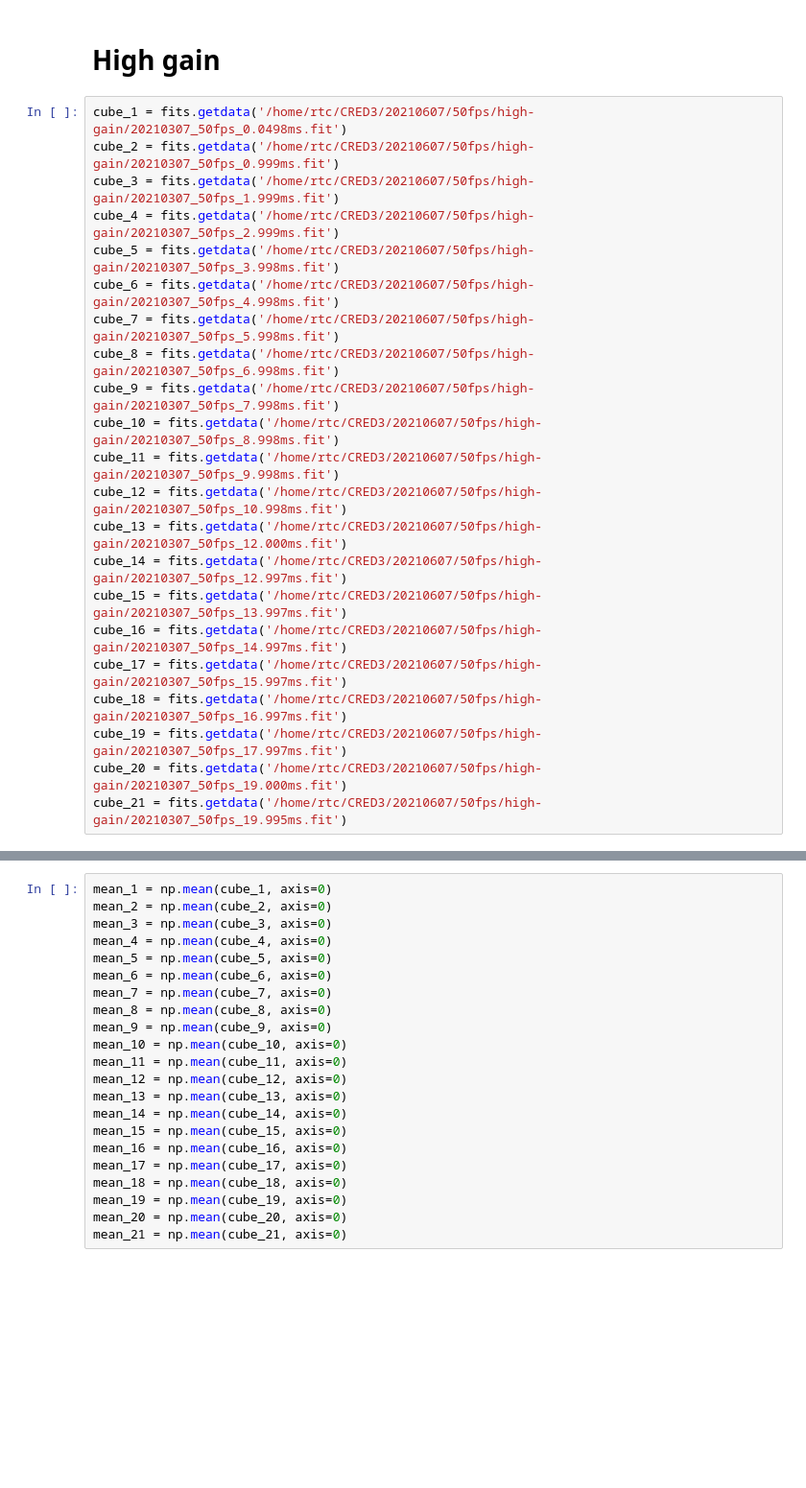
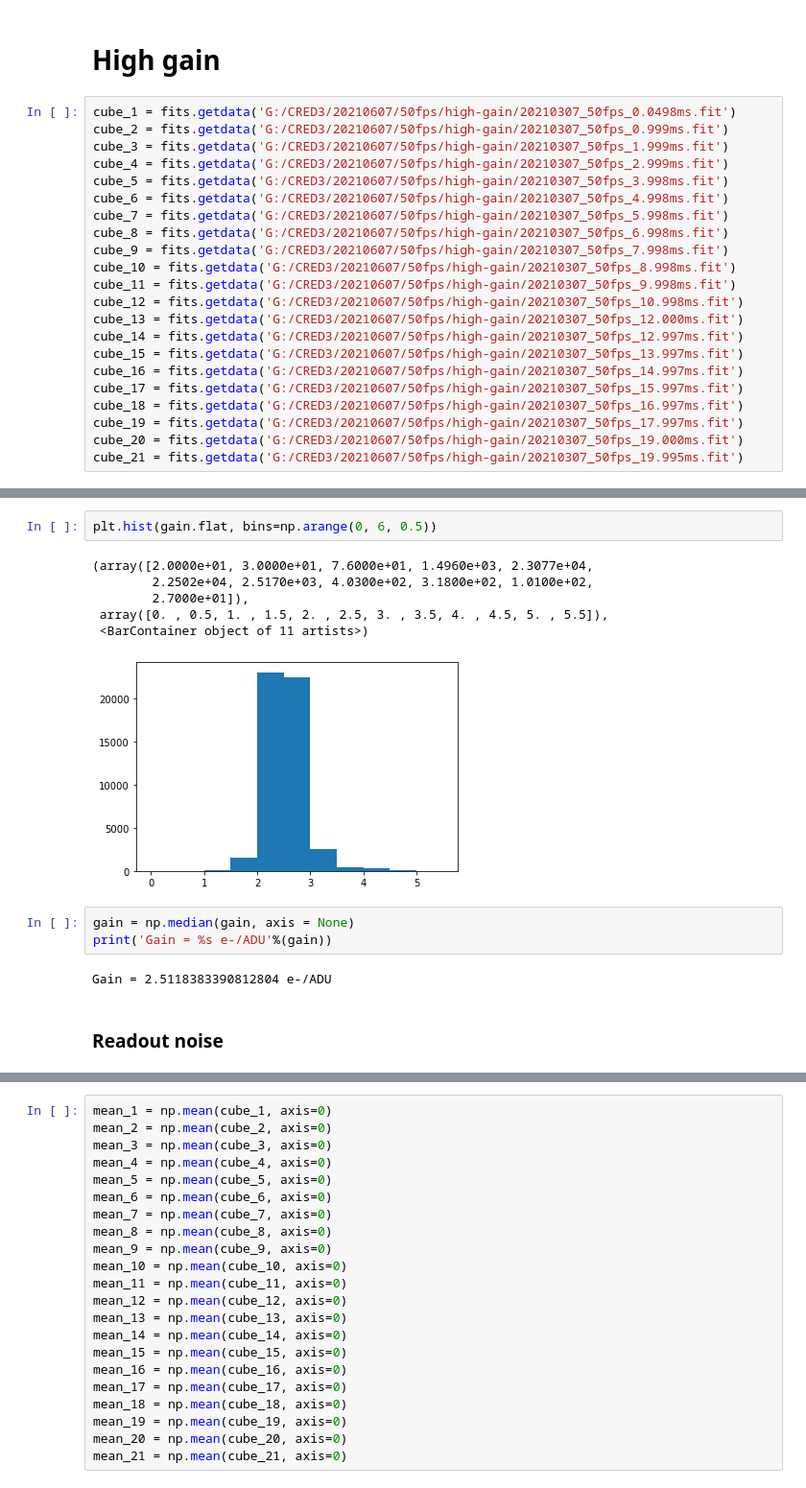
Before and after one commit to MuskanShinde/CRED3-characterization, a Jupyter notebook: CRED3_07.06.2021.ipynb, the cells around one changed output, grey strips where cells are left out. Shown at 96% size. Cells and saved outputs as stored; diff of their text form; blank space fills up the shorter version.

```diff
--- a/CRED3_07.06.2021.ipynb
+++ b/CRED3_07.06.2021.ipynb
@@ -10,24 +10,24 @@ from scipy.stats import linregress
 # %% [markdown]
 # High gain
 # %%
-cube_1 = fits.getdata('/home/rtc/CRED3/20210607/50fps/high-gain/20210307_50fps_0.0498ms.fit')
-cube_2 = fits.getdata('/home/rtc/CRED3/20210607/50fps/high-gain/20210307_50fps_0.999ms.fit')
-cube_3 = fits.getdata('/home/rtc/CRED3/20210607/50fps/high-gain/20210307_50fps_1.999ms.fit')
-cube_4 = fits.getdata('/home/rtc/CRED3/20210607/50fps/high-gain/20210307_50fps_2.999ms.fit')
-cube_5 = fits.getdata('/home/rtc/CRED3/20210607/50fps/high-gain/20210307_50fps_3.998ms.fit')
-cube_6 = fits.getdata('/home/rtc/CRED3/20210607/50fps/high-gain/20210307_50fps_4.998ms.fit')
-cube_7 = fits.getdata('/home/rtc/CRED3/20210607/50fps/high-gain/20210307_50fps_5.998ms.fit')
-cube_8 = fits.getdata('/home/rtc/CRED3/20210607/50fps/high-gain/20210307_50fps_6.998ms.fit')
-cube_9 = fits.getdata('/home/rtc/CRED3/20210607/50fps/high-gain/20210307_50fps_7.998ms.fit')
-cube_10 = fits.getdata('/home/rtc/CRED3/20210607/50fps/high-gain/20210307_50fps_8.998ms.fit')
-cube_11 = fits.getdata('/home/rtc/CRED3/20210607/50fps/high-gain/20210307_50fps_9.998ms.fit')
-cube_12 = fits.getdata('/home/rtc/CRED3/20210607/50fps/high-gain/20210307_50fps_10.998ms.fit')
-cube_13 = fits.getdata('/home/rtc/CRED3/20210607/50fps/high-gain/20210307_50fps_12.000ms.fit')
-cube_14 = fits.getdata('/home/rtc/CRED3/20210607/50fps/high-gain/20210307_50fps_12.997ms.fit')
-cube_15 = fits.getdata('/home/rtc/CRED3/20210607/50fps/high-gain/20210307_50fps_13.997ms.fit')
-cube_16 = fits.getdata('/home/rtc/CRED3/20210607/50fps/high-gain/20210307_50fps_14.997ms.fit')
-cube_17 = fits.getdata('/home/rtc/CRED3/20210607/50fps/high-gain/20210307_50fps_15.997ms.fit')
-cube_18 = fits.getdata('/home/rtc/CRED3/20210607/50fps/high-gain/20210307_50fps_16.997ms.fit')
-cube_19 = fits.getdata('/home/rtc/CRED3/20210607/50fps/high-gain/20210307_50fps_17.997ms.fit')
-cube_20 = fits.getdata('/home/rtc/CRED3/20210607/50fps/high-gain/20210307_50fps_19.000ms.fit')
-cube_21 = fits.getdata('/home/rtc/CRED3/20210607/50fps/high-gain/20210307_50fps_19.995ms.fit')
+cube_1 = fits.getdata('G:/CRED3/20210607/50fps/high-gain/20210307_50fps_0.0498ms.fit')
+cube_2 = fits.getdata('G:/CRED3/20210607/50fps/high-gain/20210307_50fps_0.999ms.fit')
+cube_3 = fits.getdata('G:/CRED3/20210607/50fps/high-gain/20210307_50fps_1.999ms.fit')
+cube_4 = fits.getdata('G:/CRED3/20210607/50fps/high-gain/20210307_50fps_2.999ms.fit')
+cube_5 = fits.getdata('G:/CRED3/20210607/50fps/high-gain/20210307_50fps_3.998ms.fit')
+cube_6 = fits.getdata('G:/CRED3/20210607/50fps/high-gain/20210307_50fps_4.998ms.fit')
+cube_7 = fits.getdata('G:/CRED3/20210607/50fps/high-gain/20210307_50fps_5.998ms.fit')
+cube_8 = fits.getdata('G:/CRED3/20210607/50fps/high-gain/20210307_50fps_6.998ms.fit')
+cube_9 = fits.getdata('G:/CRED3/20210607/50fps/high-gain/20210307_50fps_7.998ms.fit')
+cube_10 = fits.getdata('G:/CRED3/20210607/50fps/high-gain/20210307_50fps_8.998ms.fit')
+cube_11 = fits.getdata('G:/CRED3/20210607/50fps/high-gain/20210307_50fps_9.998ms.fit')
+cube_12 = fits.getdata('G:/CRED3/20210607/50fps/high-gain/20210307_50fps_10.998ms.fit')
+cube_13 = fits.getdata('G:/CRED3/20210607/50fps/high-gain/20210307_50fps_12.000ms.fit')
+cube_14 = fits.getdata('G:/CRED3/20210607/50fps/high-gain/20210307_50fps_12.997ms.fit')
+cube_15 = fits.getdata('G:/CRED3/20210607/50fps/high-gain/20210307_50fps_13.997ms.fit')
+cube_16 = fits.getdata('G:/CRED3/20210607/50fps/high-gain/20210307_50fps_14.997ms.fit')
+cube_17 = fits.getdata('G:/CRED3/20210607/50fps/high-gain/20210307_50fps_15.997ms.fit')
+cube_18 = fits.getdata('G:/CRED3/20210607/50fps/high-gain/20210307_50fps_16.997ms.fit')
+cube_19 = fits.getdata('G:/CRED3/20210607/50fps/high-gain/20210307_50fps_17.997ms.fit')
+cube_20 = fits.getdata('G:/CRED3/20210607/50fps/high-gain/20210307_50fps_19.000ms.fit')
+cube_21 = fits.getdata('G:/CRED3/20210607/50fps/high-gain/20210307_50fps_19.995ms.fit')
@@ -33,0 +154,16 @@ cube_21 = fits.getdata('/home/rtc/CRED3/20210607/50fps/high-gain/20210307_50fps_
+# %%
+plt.hist(gain.flat, bins=np.arange(0, 6, 0.5))
+# %% [output]
+(array([2.0000e+01, 3.0000e+01, 7.6000e+01, 1.4960e+03, 2.3077e+04,
+        2.2502e+04, 2.5170e+03, 4.0300e+02, 3.1800e+02, 1.0100e+02,
+        2.7000e+01]),
+ array([0. , 0.5, 1. , 1.5, 2. , 2.5, 3. , 3.5, 4. , 4.5, 5. , 5.5]),
+ <BarContainer object of 11 artists>)
+[figure, added]
+# %%
+gain = np.median(gain, axis = None)
+print('Gain = %s e-/ADU'%(gain))
+# %% [output]
+Gain = 2.5118383390812804 e-/ADU
+# %% [markdown]
+### Readout noise
```
Also changed, not shown: parts of 44 cells of this notebook.
